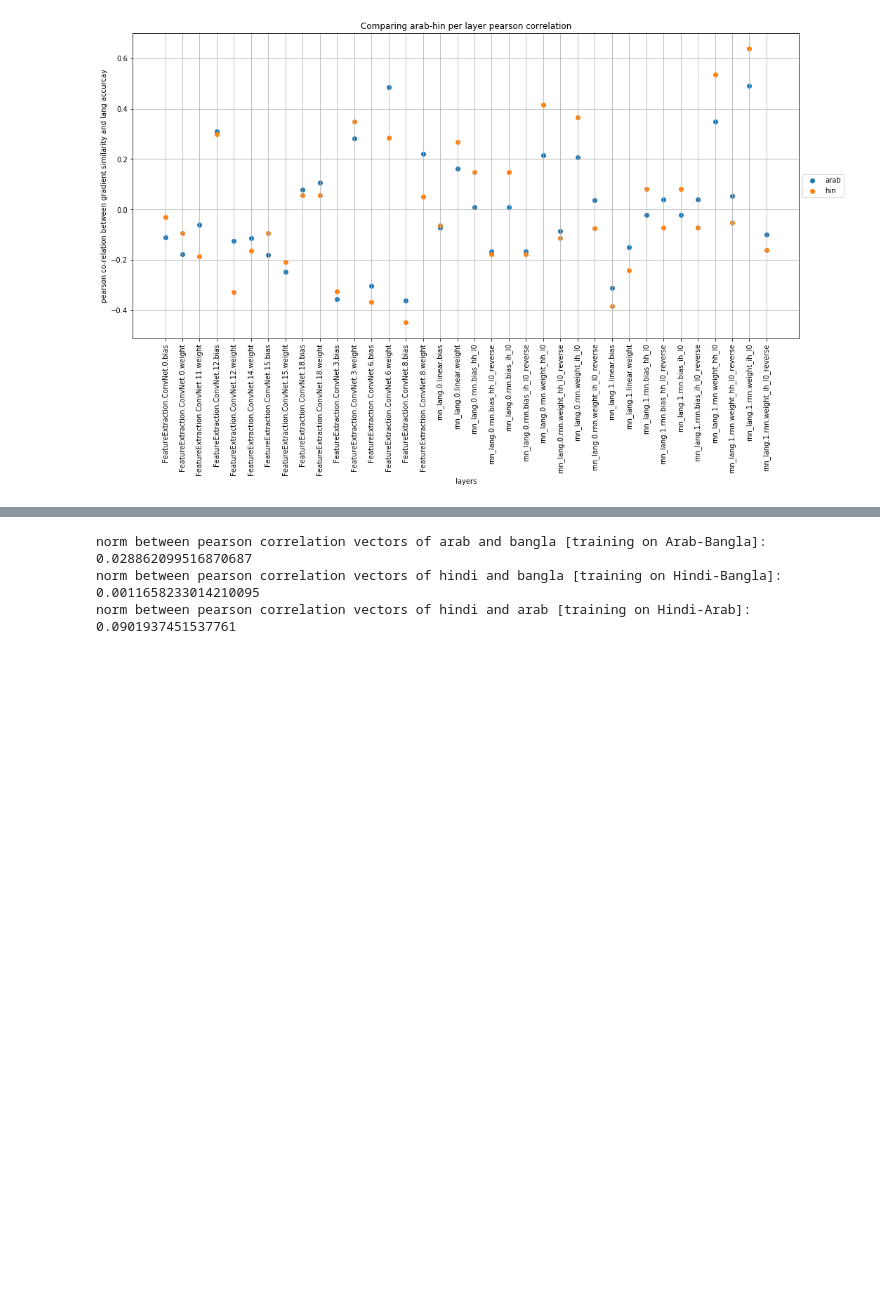
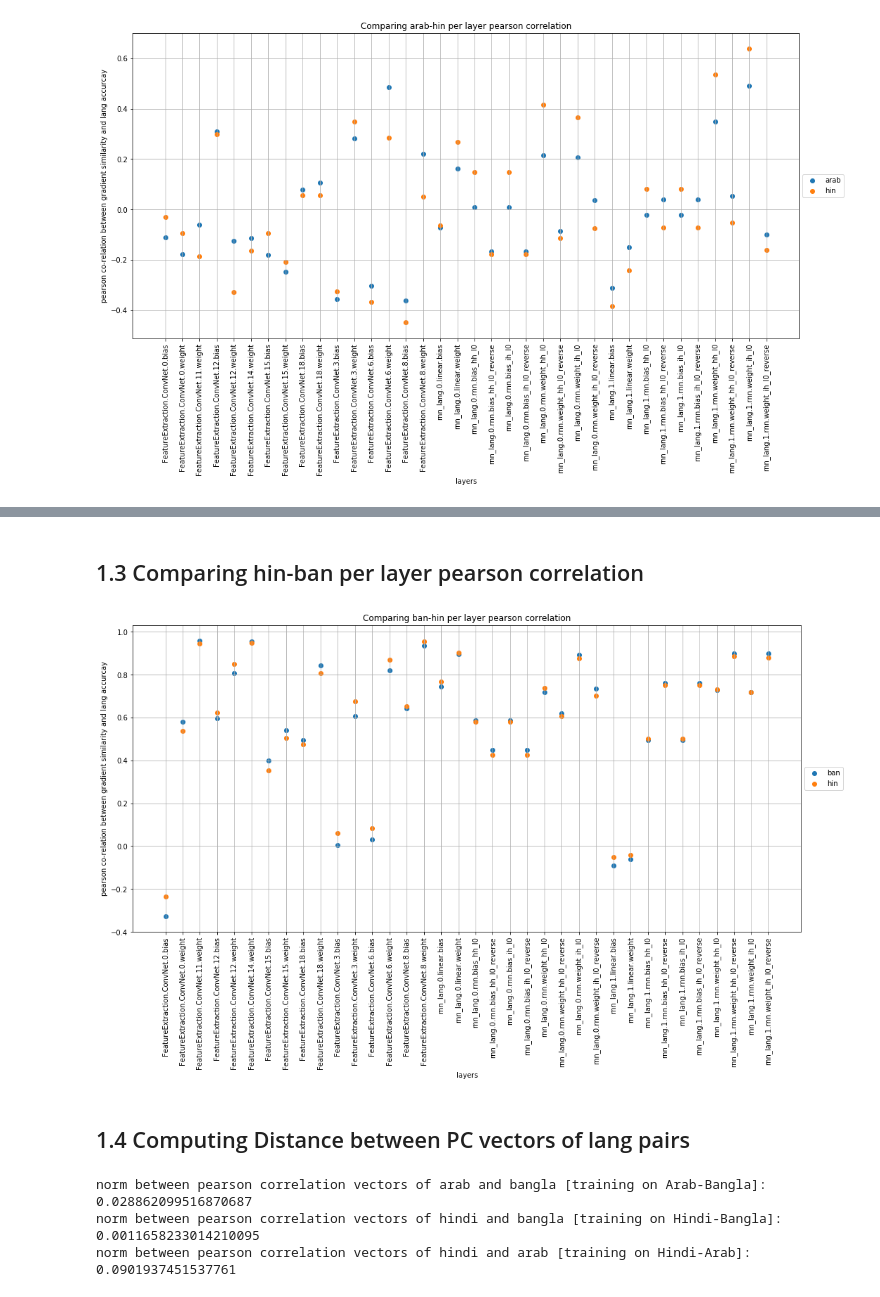
Before and after one commit to rahzaazhar/PAN-PSEnet, a Jupyter notebook: Recognition/GradViz.ipynb, the cells around one changed output, grey strips where cells are left out. Cells and saved outputs as stored; diff of their text form; code cells hidden in the pictures; blank space fills up the shorter version.

```diff
--- a/Recognition/GradViz.ipynb
+++ b/Recognition/GradViz.ipynb
@@ -140 +160,9 @@ plot_pearsonc(p_AH_A,'arab',p_AH_H,'hin')
+# %% [markdown]
+## 1.3 Comparing hin-ban per layer pearson correlation
+# %%
+plot_pearsonc(p_BH_B,'ban',p_BH_H,'hin')
+# %% [output]
+[figure, added]
+# %% [markdown]
+## 1.4 Computing Distance between PC vectors of lang pairs
 # %%
```
Also changed, not shown: parts of 37 cells of this notebook.
